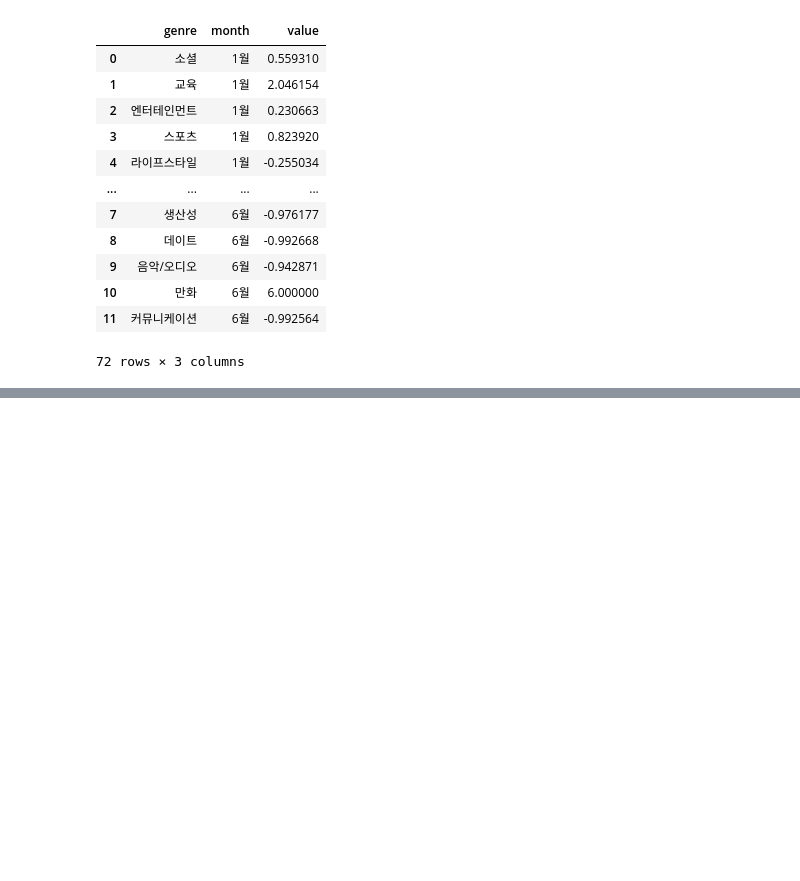
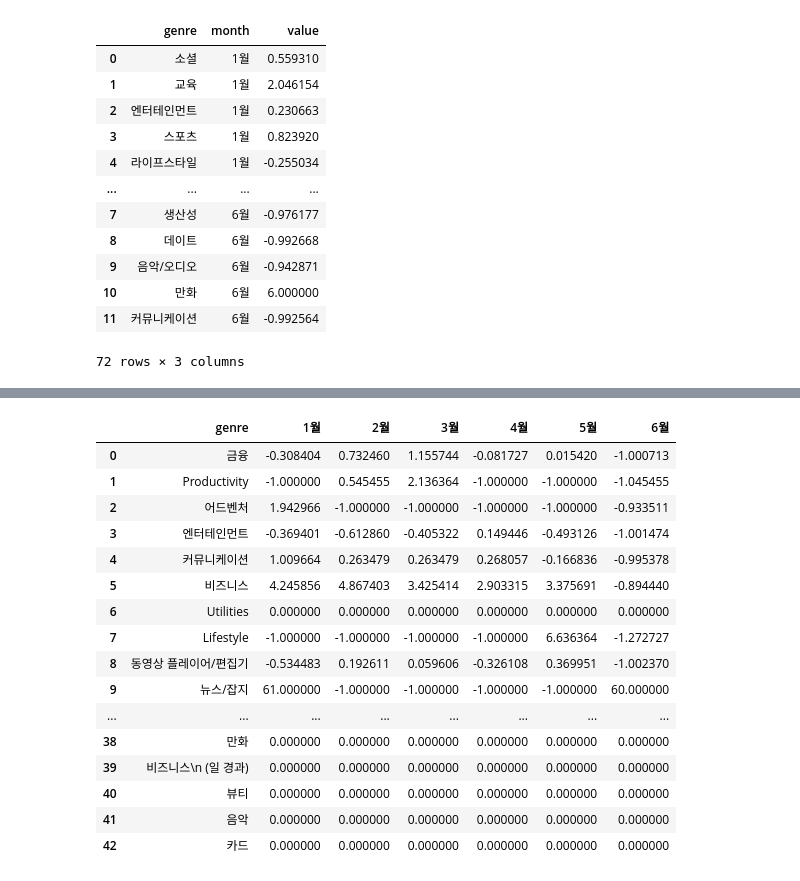
Before and after one commit to con11235/covid19_visualize, a Jupyter notebook: Crawling/app_그래프_시각화.ipynb, the cells around one changed output, grey strips where cells are left out. Drawn from its saved outputs; the diff is of its cells as text; code cells hidden in the pictures; blank space fills up the shorter version.

```diff
--- a/Crawling/app_그래프_시각화.ipynb
+++ b/Crawling/app_그래프_시각화.ipynb
@@ -840,0 +941,10 @@ fig.show()
+# %%
+col = []
+for i in range(6):
+  col.append('20_'+str(i+1))
+
+free_appstore_20 = pd.DataFrame(free_a_gen_dic_20)
+free_appstore_20 = free_appstore_20.T
+free_appstore_20.columns = col
+free_appstore_20 = free_appstore_20.drop([free_appstore_20.index[0]])
+free_appstore_20.head()
@@ -840,0 +958,6 @@ fig.show()
+# %%
+col = []
+for i in range(1,7):
+  col.append(str(i)+'월')
+
+print(col)
@@ -840,0 +966,3 @@ fig.show()
+# %%
+free_appstore_20 = free_appstore_20.reset_index()
+free_appstore_20.head()
@@ -840,0 +976,19 @@ fig.show()
+# %%
+for i in range(len(col)):
+  free_appstore_20[col[i]] = 0.000
+
+for i in range(len(free_appstore_20)):
+  base = free_appstore_20['index'][i]
+  if base in genre:
+    idx = genre.index(base)
+    base = free_a_standard_19.iloc[idx]['average']
+  else:
+    base = 1.0
+  for j in range(2, 8):
+    if base == 0:
+      value = 0.0
+    else:
+      value = (float(free_appstore_20.iloc[i][j]) - base) / base
+    free_appstore_20[col[j-2]][i] = value
+
+free_appstore_20.head()
@@ -840,0 +1005,24 @@ fig.show()
+# %%
+free_appstore_20 = free_appstore_20.set_index('index')
+free_appstore_20 = free_appstore_20[['1월','2월','3월','4월','5월','6월']]
+free_appstore_20 = free_appstore_20.reset_index()
+free_appstore_20.columns = ['genre', '1월','2월','3월','4월','5월','6월']
+free_appstore_20
+# %% [output]
+|  | genre | 1월 | 2월 | 3월 | 4월 | 5월 | 6월 |
+| 0 | 금융 | -0.308404 | 0.732460 | 1.155744 | -0.081727 | 0.015420 | -1.000713 |
+| 1 | Productivity | -1.000000 | 0.545455 | 2.136364 | -1.000000 | -1.000000 | -1.045455 |
+| 2 | 어드벤처 | 1.942966 | -1.000000 | -1.000000 | -1.000000 | -1.000000 | -0.933511 |
+| 3 | 엔터테인먼트 | -0.369401 | -0.612860 | -0.405322 | 0.149446 | -0.493126 | -1.001474 |
+| 4 | 커뮤니케이션 | 1.009664 | 0.263479 | 0.263479 | 0.268057 | -0.166836 | -0.995378 |
+| 5 | 비즈니스 | 4.245856 | 4.867403 | 3.425414 | 2.903315 | 3.375691 | -0.894440 |
+| 6 | Utilities | 0.000000 | 0.000000 | 0.000000 | 0.000000 | 0.000000 | 0.000000 |
+| 7 | Lifestyle | -1.000000 | -1.000000 | -1.000000 | -1.000000 | 6.636364 | -1.272727 |
+| 8 | 동영상 플레이어/편집기 | -0.534483 | 0.192611 | 0.059606 | -0.326108 | 0.369951 | -1.002370 |
+| 9 | 뉴스/잡지 | 61.000000 | -1.000000 | -1.000000 | -1.000000 | -1.000000 | 60.000000 |
+| ... | ... | ... | ... | ... | ... | ... | ... |
+| 38 | 만화 | 0.000000 | 0.000000 | 0.000000 | 0.000000 | 0.000000 | 0.000000 |
+| 39 | 비즈니스\n (일 경과) | 0.000000 | 0.000000 | 0.000000 | 0.000000 | 0.000000 | 0.000000 |
+| 40 | 뷰티 | 0.000000 | 0.000000 | 0.000000 | 0.000000 | 0.000000 | 0.000000 |
+| 41 | 음악 | 0.000000 | 0.000000 | 0.000000 | 0.000000 | 0.000000 | 0.000000 |
+| 42 | 카드 | 0.000000 | 0.000000 | 0.000000 | 0.000000 | 0.000000 | 0.000000 |
```
Also changed, not shown: parts of 51 cells of this notebook.
